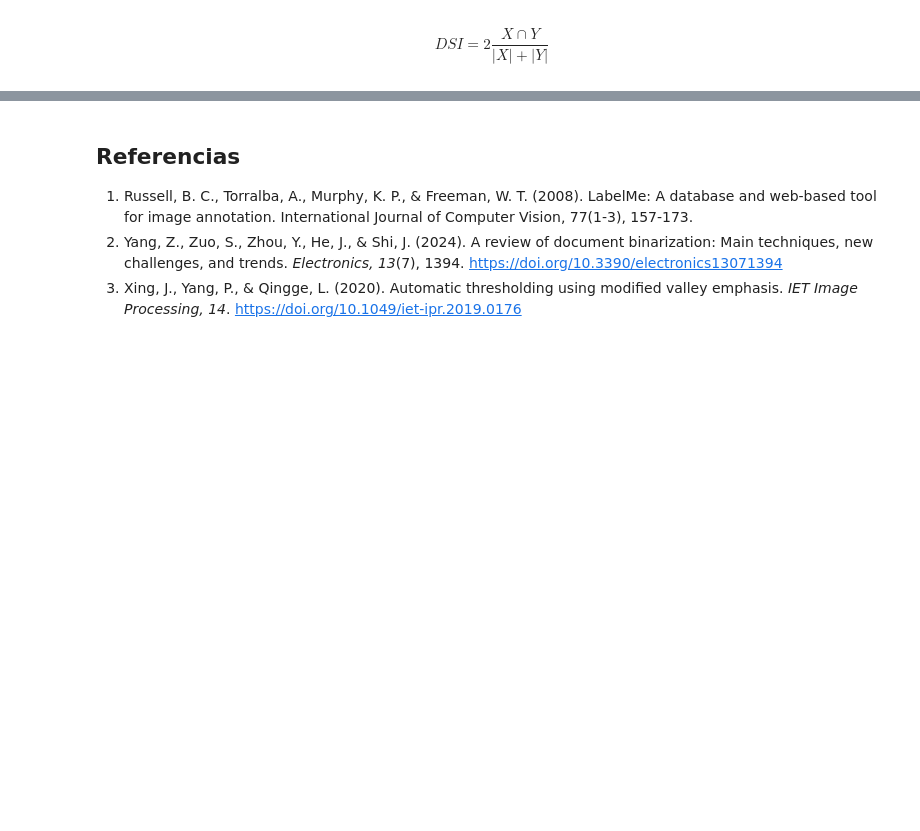
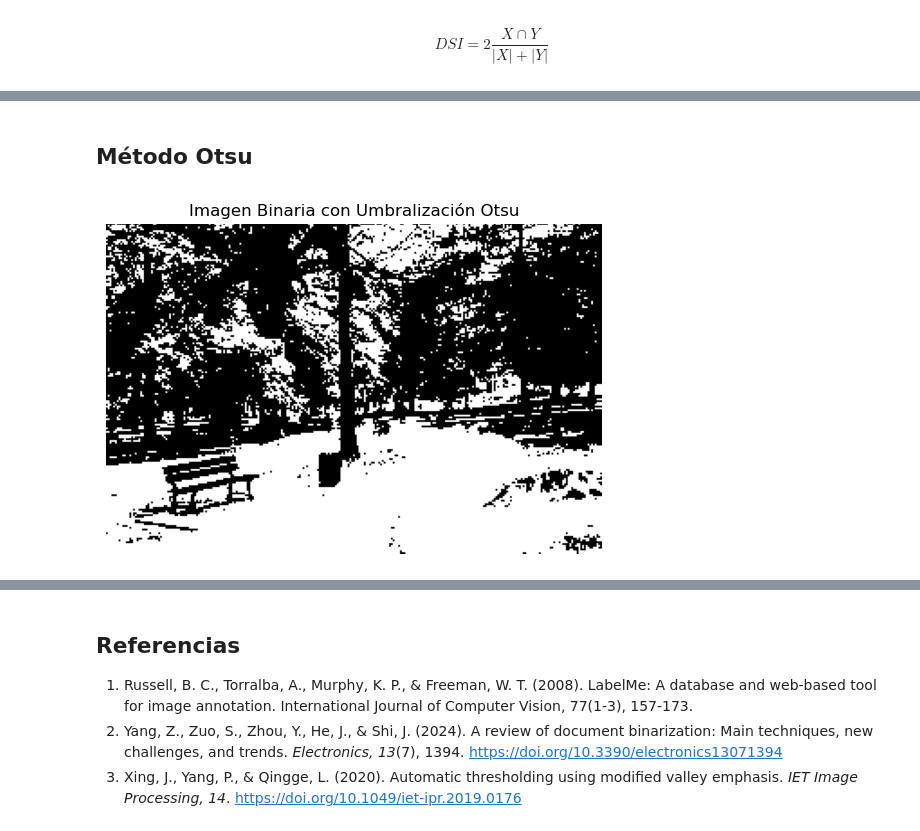
Before and after one commit to mlopezh1108/segmentacion, a Jupyter notebook: Segmentadores.ipynb, the cells around one changed output, grey strips where cells are left out. Drawn from its saved outputs; the diff is of its cells as text; code cells hidden in the pictures; blank space fills up the shorter version.

```diff
--- a/Segmentadores.ipynb
+++ b/Segmentadores.ipynb
@@ -121,0 +126,10 @@ Dice Similarity Index Niblack: 0.8425
+# %% [markdown]
+## Método Otsu
+# %%
+# Cargar la imagen y la ground truth
+image = io.imread('images.jpg')
+ground_truth = io.imread('images2.jpg')
+# %%
+# Convertir a escala de grises
+gray_image = color.rgb2gray(image)
+gray_ground_truth = color.rgb2gray(ground_truth)
@@ -121,0 +139,12 @@ Dice Similarity Index Niblack: 0.8425
+# %%
+# Umbralización Otsu
+ret, binary_image = cv2.threshold((gray_image * 255).astype(np.uint8), 0, 255, cv2.THRESH_BINARY + cv2.THRESH_OTSU)
+binary_image = binary_image / 255.0  # Normalizar a [0, 1]
+# %%
+# Mostrar la imagen binaria
+plt.imshow(binary_image, cmap='gray')
+plt.title('Imagen Binaria con Umbralización Otsu')
+plt.axis('off')
+plt.show()
+# %% [output]
+[figure, added]
```
Also changed, not shown: parts of 14 cells of this notebook, 3 other files.
